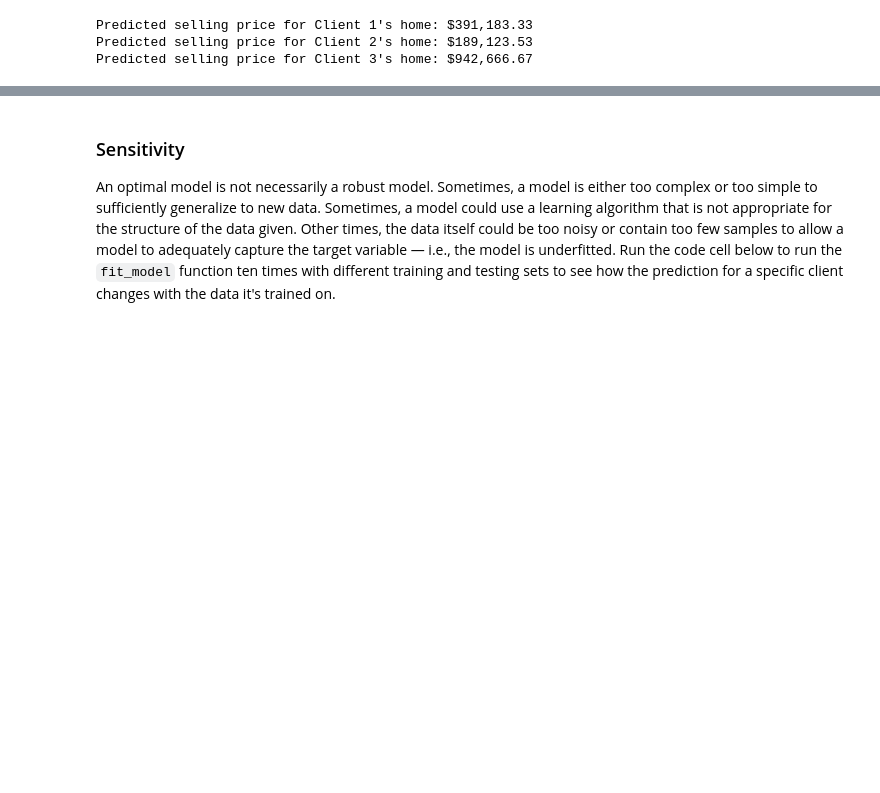
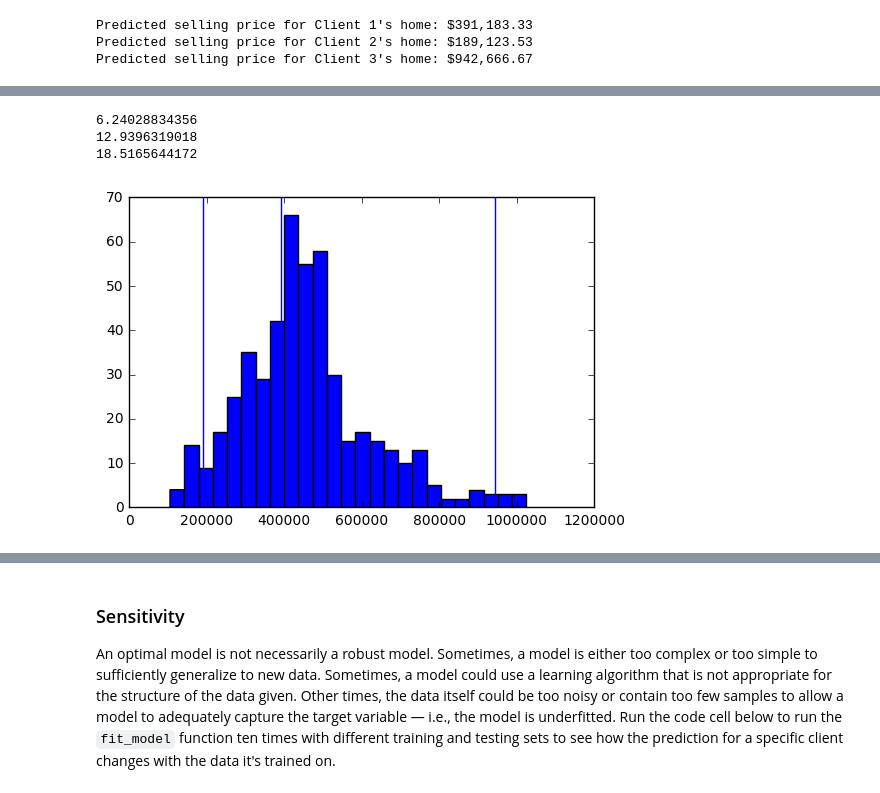
Before and after one commit to pnevmap/MLND, a Jupyter notebook: P1/boston_housing.ipynb, the cells around one changed output, grey strips where cells are left out. Cells and saved outputs as stored; diff of their text form; code cells hidden in the pictures; blank space fills up the shorter version.

```diff
--- a/P1/boston_housing.ipynb
+++ b/P1/boston_housing.ipynb
@@ -323,0 +339,15 @@ Predicted selling price for Client 3's home: $942,666.67
+# %%
+print features['RM'].mean()
+print features['LSTAT'].mean()
+print features['PTRATIO'].mean()
+# %% [output]
+6.24028834356
+12.9396319018
+18.5165644172
+# %%
+import matplotlib.pyplot as pl
+pl.hist(prices, bins = 25)
+for price in reg.predict(client_data):
+    pl.axvline(price)
+# %% [output]
+[figure, added]
```
Also changed, not shown: parts of 13 cells of this notebook.
